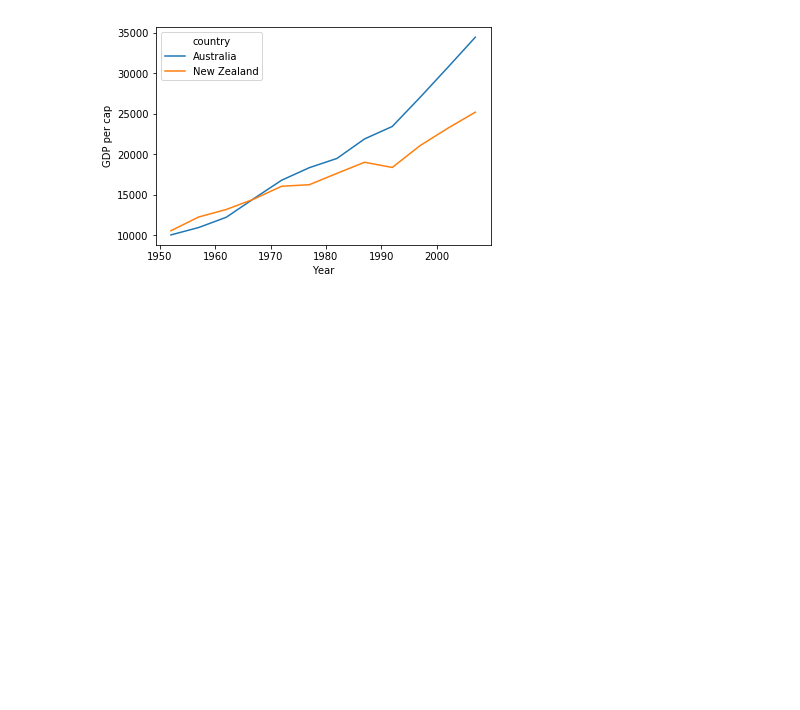
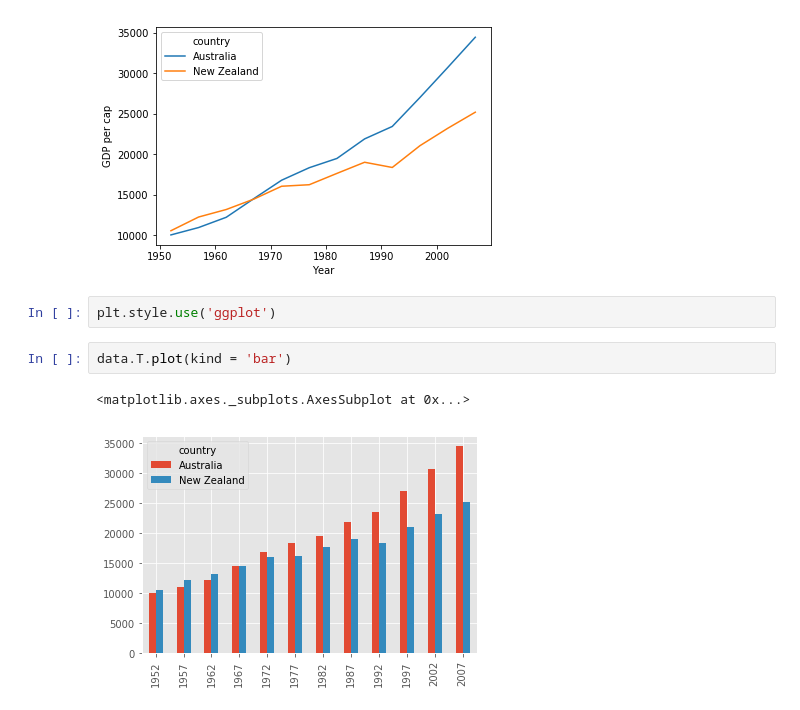
Before and after one commit to butterflyology/Python-Day2, a Jupyter notebook: code/Day2_code.ipynb, the cells around one changed output. Cells and saved outputs as stored; diff of their text form; blank space fills up the shorter version.

```diff
--- a/code/Day2_code.ipynb
+++ b/code/Day2_code.ipynb
@@ -75,3 +75,10 @@ plt.xlabel('Year')
 # %% [output]
 Text(0.5,0,'Year')
 [figure]
+# %%
+plt.style.use('ggplot')
+# %%
+data.T.plot(kind = 'bar')
+# %% [output]
+<matplotlib.axes._subplots.AxesSubplot at 0x...>
+[figure, added]
```
Also changed, not shown: parts of 13 cells of this notebook.
